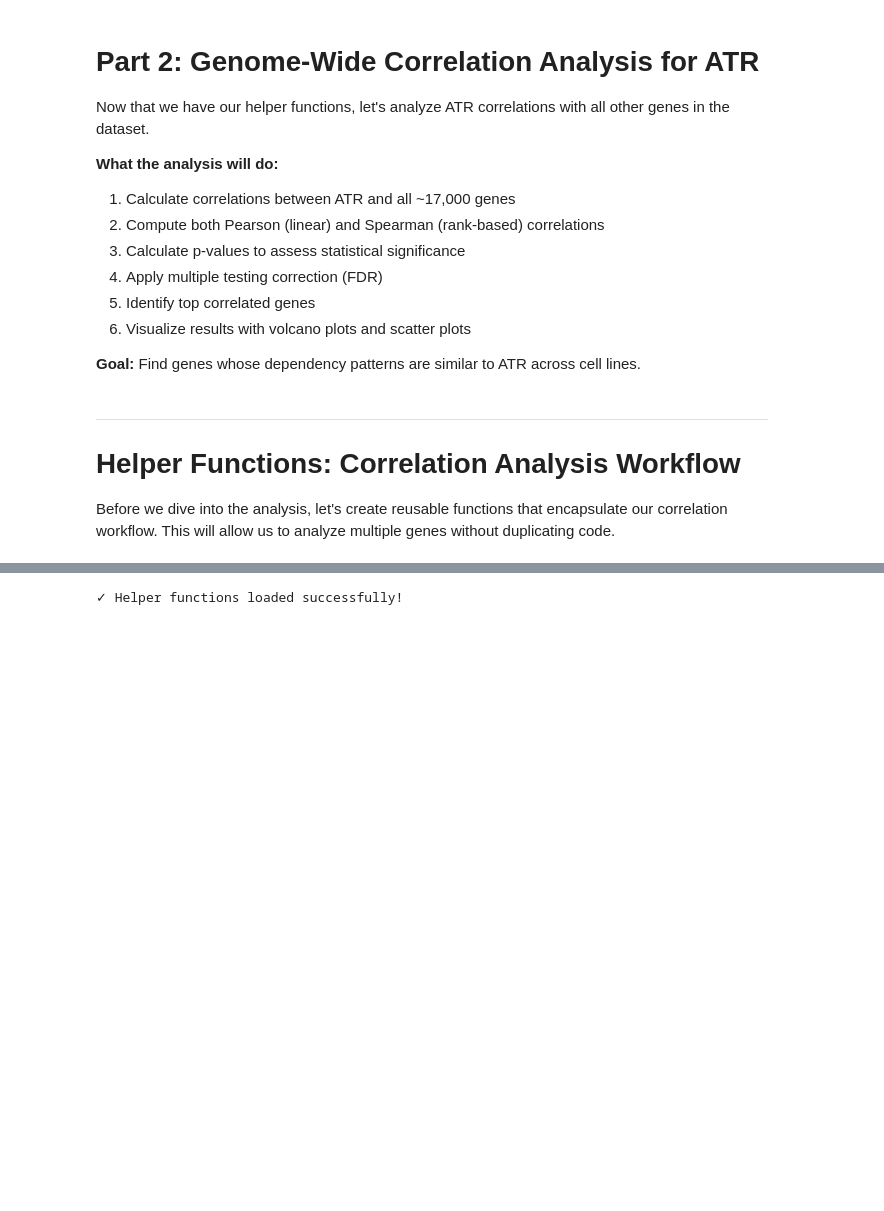
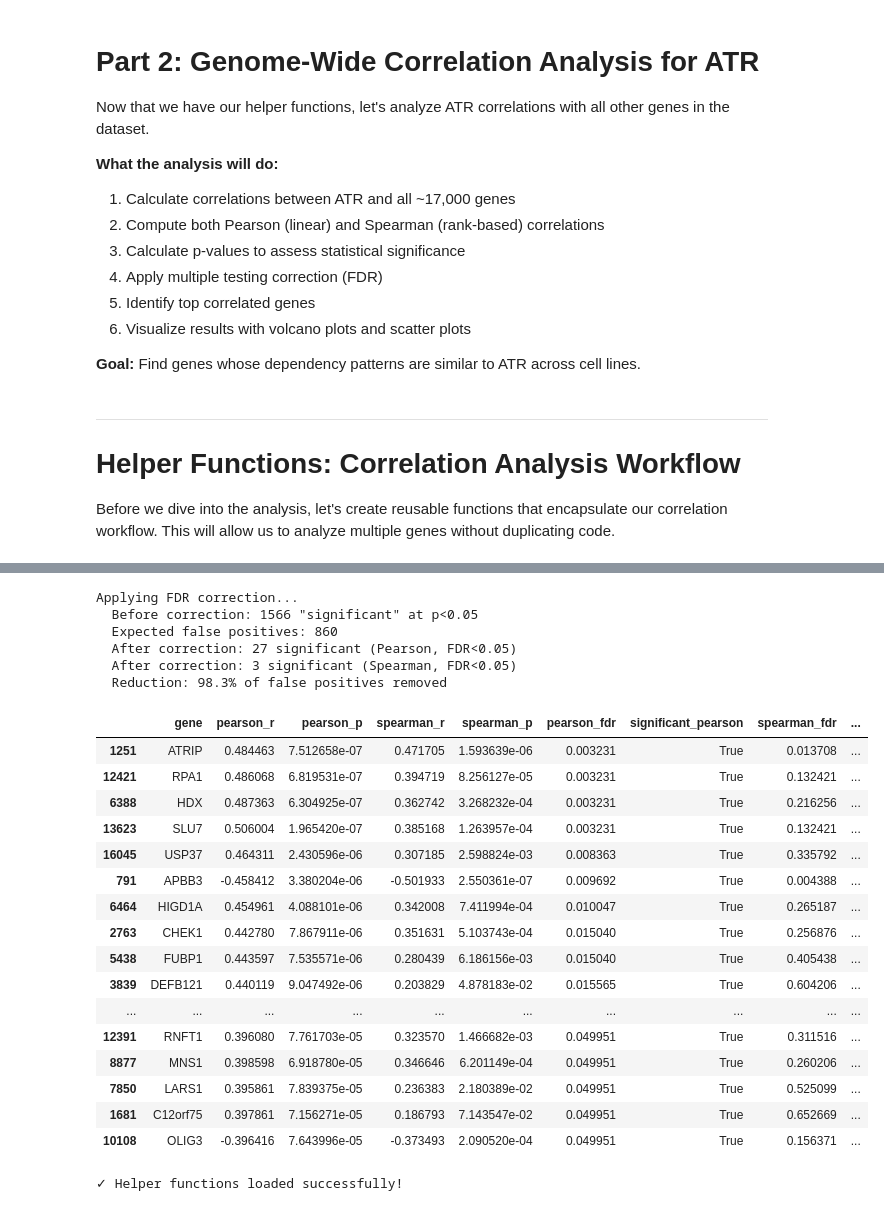
Before and after one commit to HocheggerLab/y3-bio-python, a Jupyter notebook: notebooks/lecture_5/L5_P1_E2Eanalysis.ipynb, the cells around one changed output, grey strips where cells are left out. Saved outputs shown, nothing was run; the diff lists cells and outputs as text; code cells hidden in the pictures; blank space fills up the shorter version.

```diff
--- a/notebooks/lecture_5/L5_P1_E2Eanalysis.ipynb
+++ b/notebooks/lecture_5/L5_P1_E2Eanalysis.ipynb
@@ -621,6 +623,12 @@ Now that we have our helper functions, let's analyze ATR correlations with all o
 # Helper Functions: Correlation Analysis Workflow
 
 Before we dive into the analysis, let's create reusable functions that encapsulate our correlation workflow. This will allow us to analyze multiple genes without duplicating code.
+# %%
+gene_values = gene_df["ATR"]
+
+
+# 2. Prepare other genes (exclude the gene itself)
+other_genes = gene_df[numeric_cols].drop(columns=["ATR"])
 # %%
 def calculate_gene_correlations(gene_values, other_genes_df):
     """
@@ -669,3 +677,6 @@ def calculate_gene_correlations(gene_values, other_genes_df):
 
     print(f'✓ Calculated correlations for {len(results_df)} genes')
     return results_df
+
+results_df = calculate_gene_correlations(gene_values, other_genes)
+print(results_df)
@@ -689,33 +733,60 @@ def apply_fdr_correction(results_df, alpha=0.05):
     """
     print('Applying FDR correction...')
 
     # Count uncorrected significant results
     uncorrected_sig = (results_df['pearson_p'] < alpha).sum()
     expected_fp = len(results_df) * alpha
 
     print(f'  Before correction: {uncorrected_sig} "significant" at p<{alpha}')
     print(f'  Expected false positives: {expected_fp:.0f}')
 
     # Pearson FDR correction using scipy
     fdr_p = false_discovery_control(results_df['pearson_p'], method='bh')
     results_df['pearson_fdr'] = fdr_p
     results_df['significant_pearson'] = fdr_p < alpha
 
     # Spearman FDR correction using scipy
     fdr_s = false_discovery_control(results_df['spearman_p'], method='bh')
     results_df['spearman_fdr'] = fdr_s
     results_df['significant_spearman'] = fdr_s < alpha
 
     # Report results
     sig_pearson = results_df['significant_pearson'].sum()
     sig_spearman = results_df['significant_spearman'].sum()
     reduction = (1 - sig_pearson / uncorrected_sig) * 100 if uncorrected_sig > 0 else 0
 
     print(f'  After correction: {sig_pearson} significant (Pearson, FDR<{alpha})')
     print(f'  After correction: {sig_spearman} significant (Spearman, FDR<{alpha})')
     print(f'  Reduction: {reduction:.1f}% of false positives removed')
 
     return results_df
+
+corrected_results = apply_fdr_correction(results_df, alpha=0.05)
+corrected_results.sort_values(by="pearson_fdr", ascending=True)[corrected_results["pearson_fdr"] < 0.05]
+# %% [output]
+Applying FDR correction...
+  Before correction: 1566 "significant" at p<0.05
+  Expected false positives: 860
+  After correction: 27 significant (Pearson, FDR<0.05)
+  After correction: 3 significant (Spearman, FDR<0.05)
+  Reduction: 98.3% of false positives removed
+|  | gene | pearson_r | pearson_p | spearman_r | spearman_p | pearson_fdr | significant_pearson | spearman_fdr | ... |
+| 1251 | ATRIP | 0.484463 | 7.512658e-07 | 0.471705 | 1.593639e-06 | 0.003231 | True | 0.013708 | ... |
+| 12421 | RPA1 | 0.486068 | 6.819531e-07 | 0.394719 | 8.256127e-05 | 0.003231 | True | 0.132421 | ... |
+| 6388 | HDX | 0.487363 | 6.304925e-07 | 0.362742 | 3.268232e-04 | 0.003231 | True | 0.216256 | ... |
+| 13623 | SLU7 | 0.506004 | 1.965420e-07 | 0.385168 | 1.263957e-04 | 0.003231 | True | 0.132421 | ... |
+| 16045 | USP37 | 0.464311 | 2.430596e-06 | 0.307185 | 2.598824e-03 | 0.008363 | True | 0.335792 | ... |
+| 791 | APBB3 | -0.458412 | 3.380204e-06 | -0.501933 | 2.550361e-07 | 0.009692 | True | 0.004388 | ... |
+| 6464 | HIGD1A | 0.454961 | 4.088101e-06 | 0.342008 | 7.411994e-04 | 0.010047 | True | 0.265187 | ... |
+| 2763 | CHEK1 | 0.442780 | 7.867911e-06 | 0.351631 | 5.103743e-04 | 0.015040 | True | 0.256876 | ... |
+| 5438 | FUBP1 | 0.443597 | 7.535571e-06 | 0.280439 | 6.186156e-03 | 0.015040 | True | 0.405438 | ... |
+| 3839 | DEFB121 | 0.440119 | 9.047492e-06 | 0.203829 | 4.878183e-02 | 0.015565 | True | 0.604206 | ... |
+| ... | ... | ... | ... | ... | ... | ... | ... | ... | ... |
+| 12391 | RNFT1 | 0.396080 | 7.761703e-05 | 0.323570 | 1.466682e-03 | 0.049951 | True | 0.311516 | ... |
+| 8877 | MNS1 | 0.398598 | 6.918780e-05 | 0.346646 | 6.201149e-04 | 0.049951 | True | 0.260206 | ... |
+| 7850 | LARS1 | 0.395861 | 7.839375e-05 | 0.236383 | 2.180389e-02 | 0.049951 | True | 0.525099 | ... |
+| 1681 | C12orf75 | 0.397861 | 7.156271e-05 | 0.186793 | 7.143547e-02 | 0.049951 | True | 0.652669 | ... |
+| 10108 | OLIG3 | -0.396416 | 7.643996e-05 | -0.373493 | 2.090520e-04 | 0.049951 | True | 0.156371 | ... |
 # %%
 def get_top_correlations(results_df, n_top=10, fdr_threshold=0.05):
     """
```
Also changed, not shown: parts of 5 cells of this notebook.
